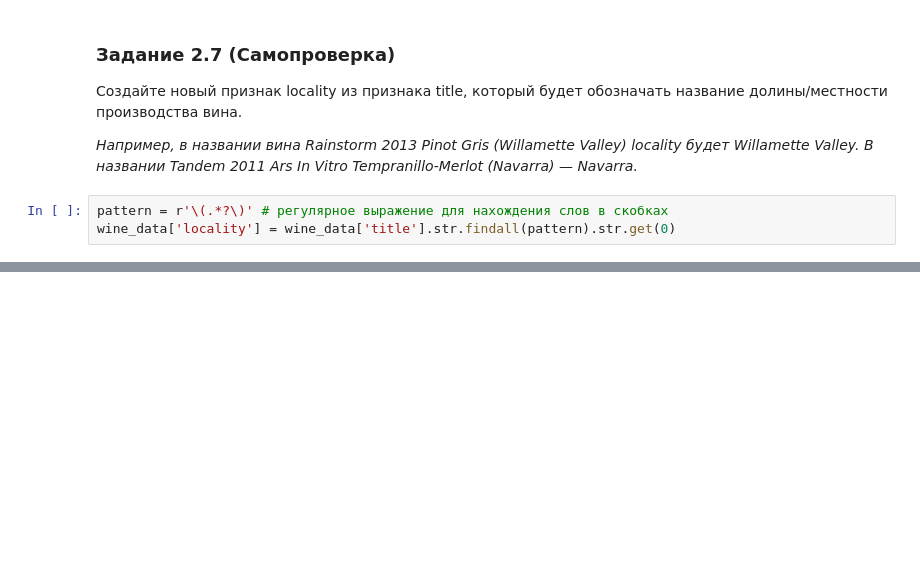
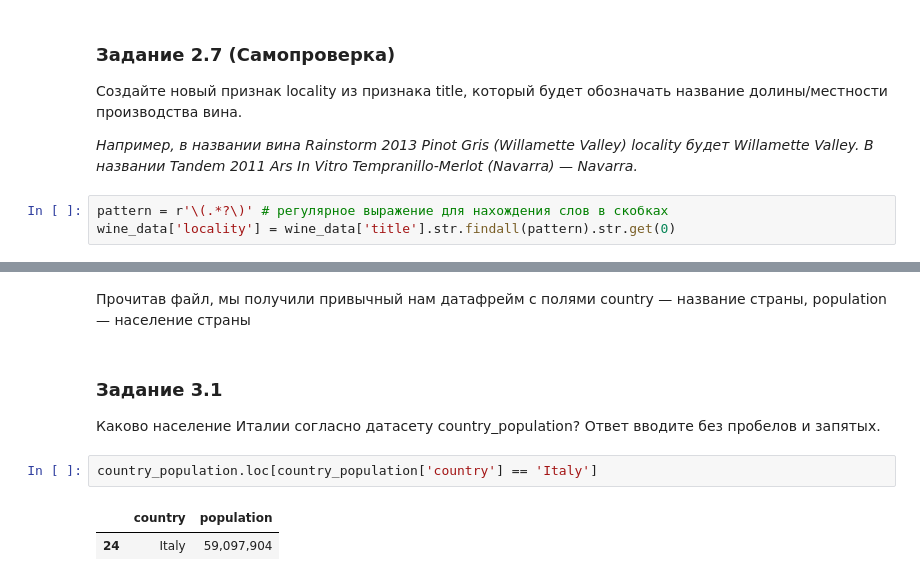
Before and after one commit to esta1d/Data_Science_learning, a Jupyter notebook: block-3/Educational_Materials/EDA-3. Проектирование признаков/2. Создание признаков.ipynb, the cells around one changed output, grey strips where cells are left out. Cells and saved outputs as stored; diff of their text form; blank space fills up the shorter version.

```diff
--- a/block-3/Educational_Materials/EDA-3. Проектирование признаков/2. Создание признаков.ipynb
+++ b/block-3/Educational_Materials/EDA-3. Проектирование признаков/2. Создание признаков.ipynb
@@ -243,0 +317,11 @@ wine_data.head(3)
+# %% [markdown]
+Прочитав файл, мы получили привычный нам датафрейм с полями country — название страны, population — население страны
+# %% [markdown]
+### Задание 3.1
+
+Каково население Италии согласно датасету country_population? Ответ вводите без пробелов и запятых.
+# %%
+country_population.loc[country_population['country'] == 'Italy']
+# %% [output]
+|  | country | population |
+| 24 | Italy | 59,097,904 |
```
Also changed, not shown: parts of 5 cells of this notebook, 4 other files.
